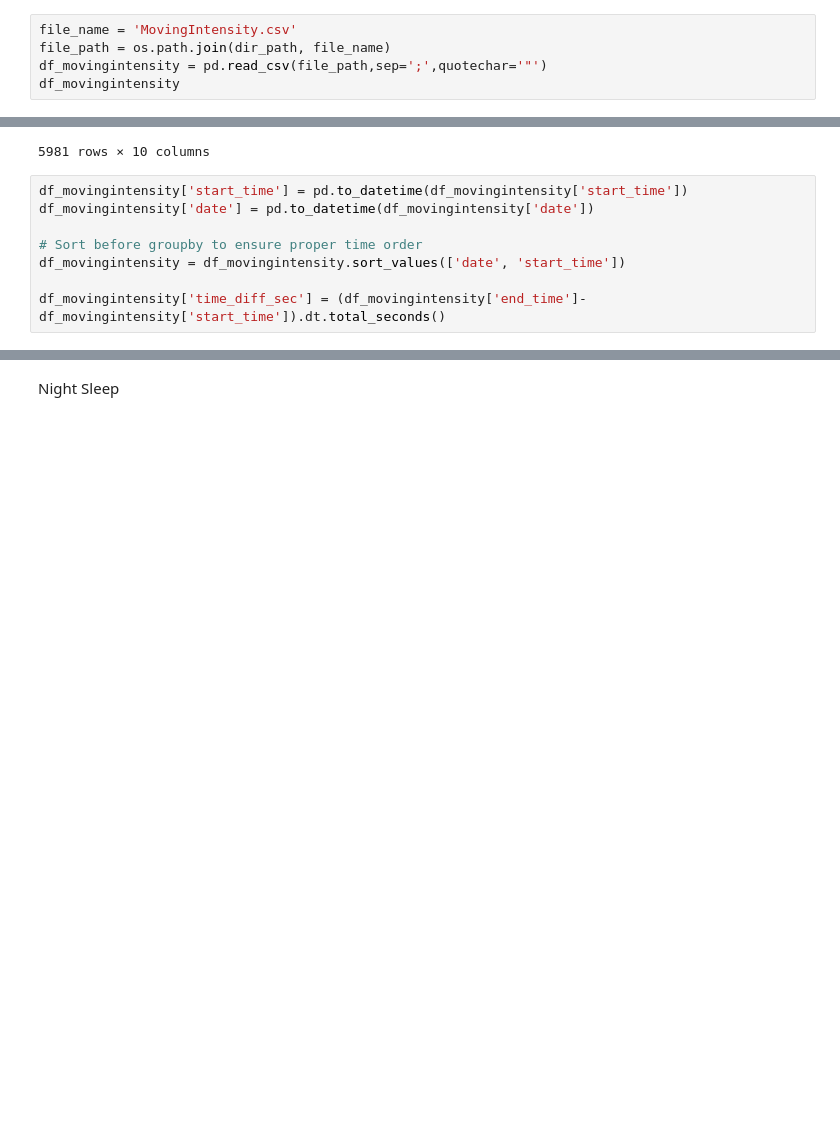
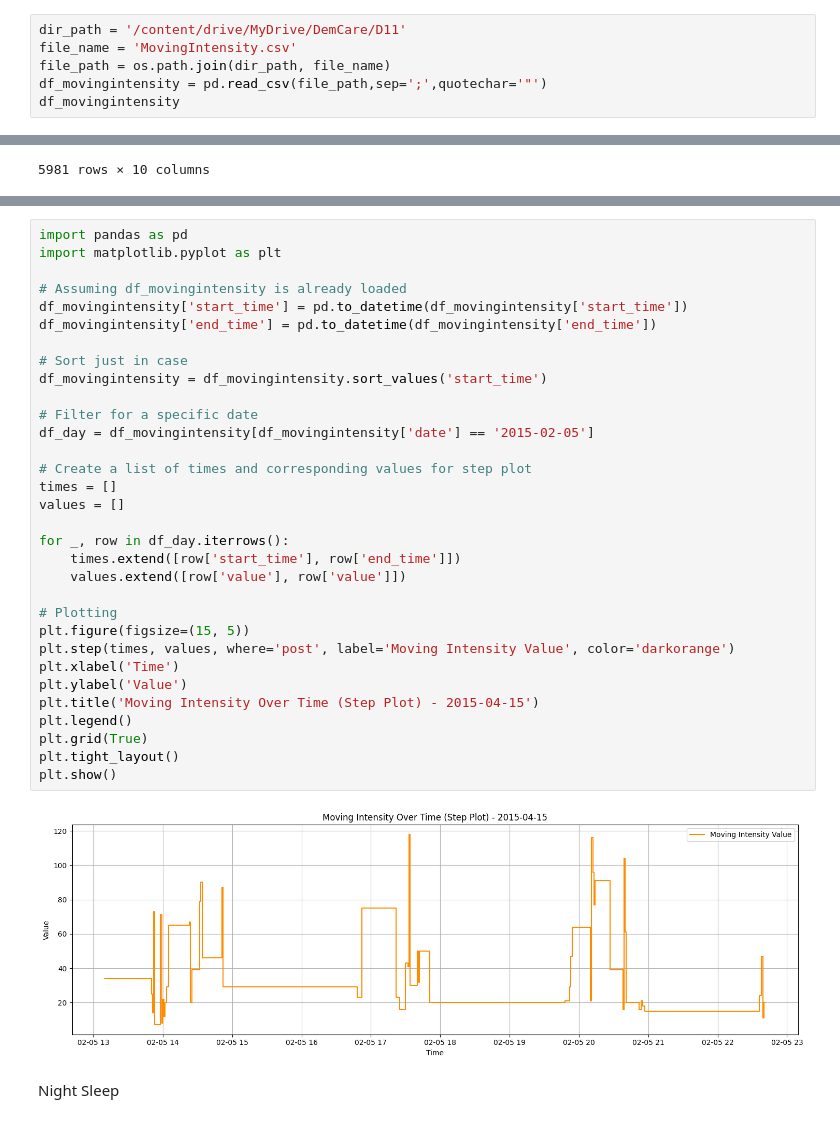
Before and after one commit to gkianfar/DemCare-Analysis, a Jupyter notebook: DemCare_Analysis.ipynb, the cells around one changed output, grey strips where cells are left out. Saved outputs shown, nothing was run; the diff lists cells and outputs as text; blank space fills up the shorter version.

```diff
--- a/DemCare_Analysis.ipynb
+++ b/DemCare_Analysis.ipynb
@@ -165,6 +151,7 @@ array(['BoilerOn', 'CookerOn', 'TvOn', 'WashingMachineOn', 'IronOn',
 # %% [markdown]
 Moving Intensity
 # %%
+dir_path = '/content/drive/MyDrive/DemCare/D11'
 file_name = 'MovingIntensity.csv'
 file_path = os.path.join(dir_path, file_name)
 df_movingintensity = pd.read_csv(file_path,sep=';',quotechar='"')
@@ -183,11 +170,3 @@ df_movingintensity
 | 5979 | 2015-07-05 16:13:00.000 | 10136 | 2015-07-05 16:12:00.000 | MovingIntensity | 2015-07-05 | 60 | 0 | 1 | UP24 | ... |
 | 5980 | 2015-07-05 16:14:00.000 | 10136 | 2015-07-05 16:13:00.000 | MovingIntensity | 2015-07-05 | 60 | 0 | 1 | UP24 | ... |
 5981 rows × 10 columns
-# %%
-df_movingintensity['start_time'] = pd.to_datetime(df_movingintensity['start_time'])
-df_movingintensity['date'] = pd.to_datetime(df_movingintensity['date'])
-
-# Sort before groupby to ensure proper time order
-df_movingintensity = df_movingintensity.sort_values(['date', 'start_time'])
-
-df_movingintensity['time_diff_sec'] = (df_movingintensity['end_time']-df_movingintensity['start_time']).dt.total_seconds()
@@ -293,3 +173,37 @@ df_movingintensity[df_movingintensity['date']=='2015-03-10']
+# %%
+import pandas as pd
+import matplotlib.pyplot as plt
+
+# Assuming df_movingintensity is already loaded
+df_movingintensity['start_time'] = pd.to_datetime(df_movingintensity['start_time'])
+df_movingintensity['end_time'] = pd.to_datetime(df_movingintensity['end_time'])
+
+# Sort just in case
+df_movingintensity = df_movingintensity.sort_values('start_time')
+
+# Filter for a specific date
+df_day = df_movingintensity[df_movingintensity['date'] == '2015-02-05']
+
+# Create a list of times and corresponding values for step plot
+times = []
+values = []
+
+for _, row in df_day.iterrows():
+    times.extend([row['start_time'], row['end_time']])
+    values.extend([row['value'], row['value']])
+
+# Plotting
+plt.figure(figsize=(15, 5))
+plt.step(times, values, where='post', label='Moving Intensity Value', color='darkorange')
+plt.xlabel('Time')
+plt.ylabel('Value')
+plt.title('Moving Intensity Over Time (Step Plot) - 2015-04-15')
+plt.legend()
+plt.grid(True)
+plt.tight_layout()
+plt.show()
+# %% [output]
+[figure, added]
 # %% [markdown]
 Night Sleep
 # %%
```
Also changed, not shown: parts of 16 cells of this notebook.
